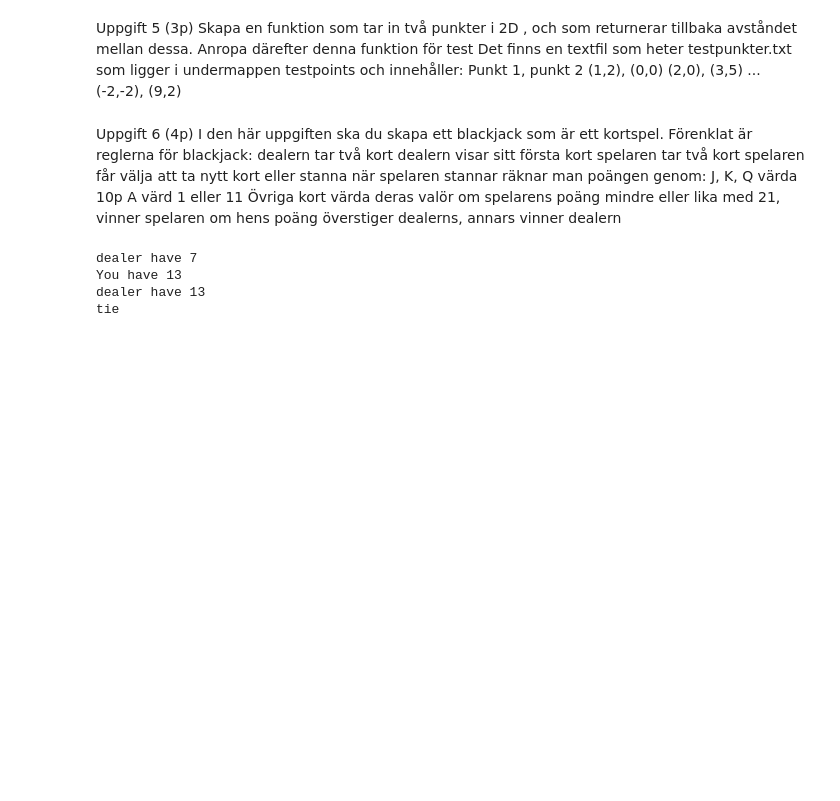
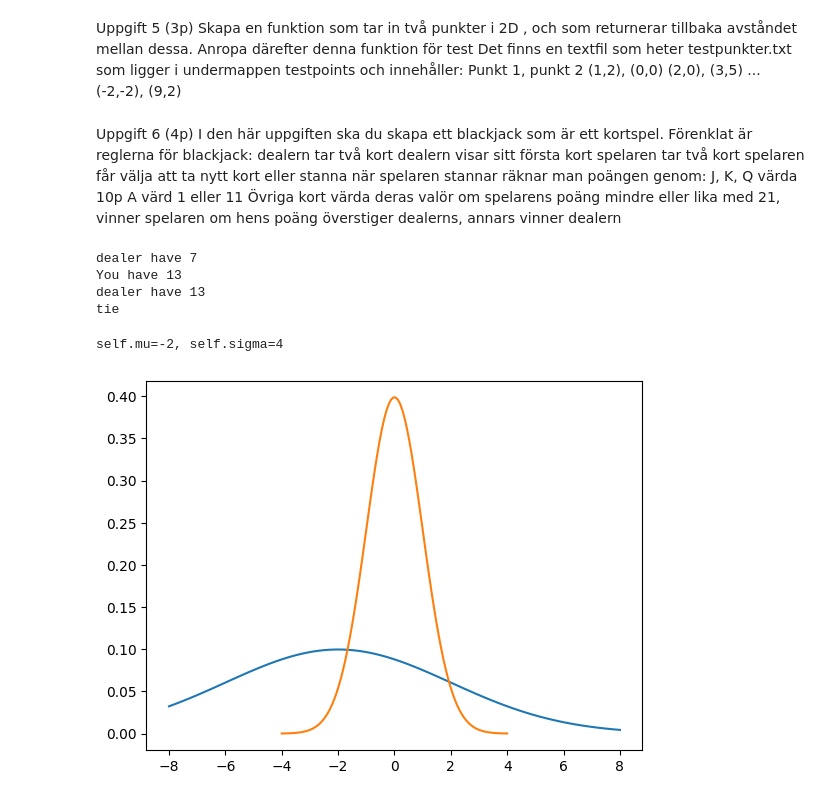
Before and after one commit to HakanAkerblom/Python-Hakan-Akerblom, a Jupyter notebook: Explorations/ovningstenta_1.ipynb, the cells around one changed output. Cells and saved outputs as stored; diff of their text form; code cells hidden in the pictures; blank space fills up the shorter version.

```diff
--- a/Explorations/ovningstenta_1.ipynb
+++ b/Explorations/ovningstenta_1.ipynb
@@ -189,3 +189,39 @@ dealer have 7
 You have 13
 dealer have 13
 tie
+# %%
+# Uppgift 7
+from __future__ import annotations
+import math
+import numpy as np
+import matplotlib.pyplot as plt
+
+class NormalDist:
+    def __init__(self, mu: float, sigma: float) -> None:
+        self.mu = mu
+        self.sigma = sigma
+
+    def pdf(self, x: float) -> float:
+        return 1/(self.sigma*math.sqrt(2*math.pi))*(math.e)**((-1/2)*(((x-self.mu)/self.sigma)**2))
+
+    def plot_pdf(self, x_0, x_1) -> None:
+        x = np.linspace(x_0, x_1, 100)
+        plt.plot(x, self.pdf(x))
+
+    def __add__(self, other: NormalDist):
+        return NormalDist(self.mu + other.mu, self.sigma + other.sigma)
+
+    def __repr__(self):
+        return f"{self.mu=}, {self.sigma=}"
+
+
+normal1 = NormalDist(0, 1)
+normal2 = NormalDist(-2, 3)
+normal3 = normal1 + normal2
+print(normal3)
+normal1.pdf(0)
+normal3.plot_pdf(-8, 8)
+normal1.plot_pdf(-4, 4)
+# %% [output]
+self.mu=-2, self.sigma=4
+[figure, added]
```
Also changed, not shown: 1 other file.
